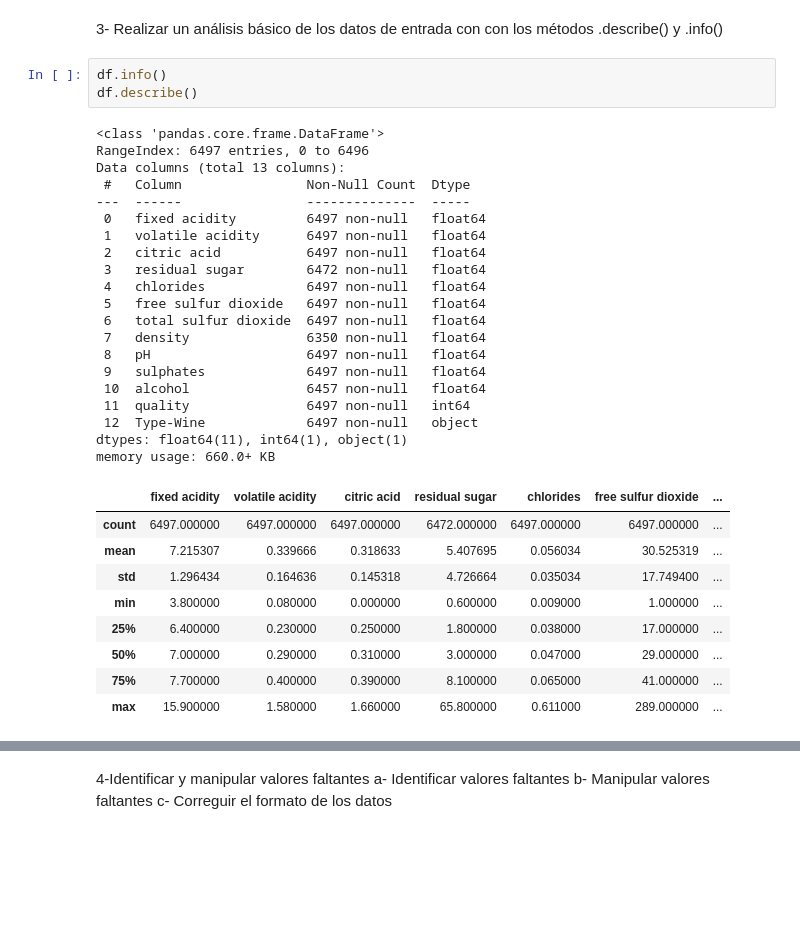
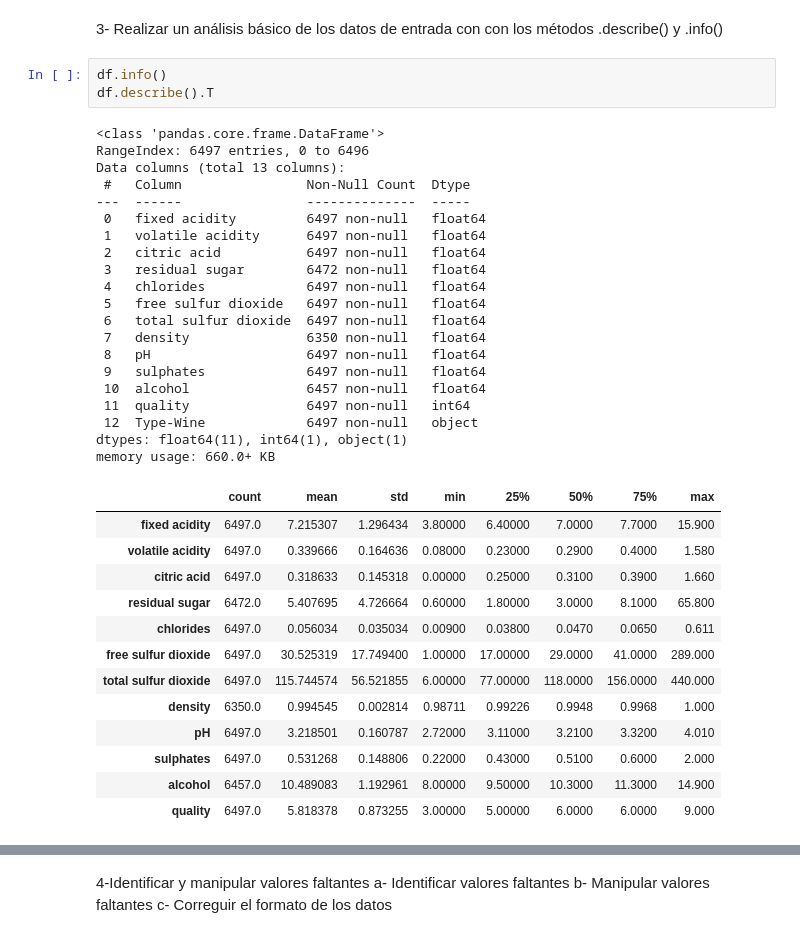
Before and after one commit to cfierrom/Tarea-2-Taller-de-Python-para-Ciencias-de-Datos, a Jupyter notebook: Tarea 2-checkpoint.ipynb, the cells around one changed output, grey strips where cells are left out. Cells and saved outputs as stored; diff of their text form; blank space fills up the shorter version.

```diff
--- a/Tarea 2-checkpoint.ipynb
+++ b/Tarea 2-checkpoint.ipynb
@@ -51,34 +57,38 @@ df
 .info()
 # %%
 df.info()
-df.describe()
+df.describe().T
 # %% [output]
 <class 'pandas.core.frame.DataFrame'>
 RangeIndex: 6497 entries, 0 to 6496
 Data columns (total 13 columns):
  #   Column                Non-Null Count  Dtype
 ---  ------                --------------  -----
  0   fixed acidity         6497 non-null   float64
  1   volatile acidity      6497 non-null   float64
  2   citric acid           6497 non-null   float64
  3   residual sugar        6472 non-null   float64
  4   chlorides             6497 non-null   float64
  5   free sulfur dioxide   6497 non-null   float64
  6   total sulfur dioxide  6497 non-null   float64
  7   density               6350 non-null   float64
  8   pH                    6497 non-null   float64
  9   sulphates             6497 non-null   float64
  10  alcohol               6457 non-null   float64
  11  quality               6497 non-null   int64
  12  Type-Wine             6497 non-null   object
 dtypes: float64(11), int64(1), object(1)
 memory usage: 660.0+ KB
-|  | fixed acidity | volatile acidity | citric acid | residual sugar | chlorides | free sulfur dioxide | ... |
-| count | 6497.000000 | 6497.000000 | 6497.000000 | 6472.000000 | 6497.000000 | 6497.000000 | ... |
-| mean | 7.215307 | 0.339666 | 0.318633 | 5.407695 | 0.056034 | 30.525319 | ... |
-| std | 1.296434 | 0.164636 | 0.145318 | 4.726664 | 0.035034 | 17.749400 | ... |
-| min | 3.800000 | 0.080000 | 0.000000 | 0.600000 | 0.009000 | 1.000000 | ... |
-| 25% | 6.400000 | 0.230000 | 0.250000 | 1.800000 | 0.038000 | 17.000000 | ... |
-| 50% | 7.000000 | 0.290000 | 0.310000 | 3.000000 | 0.047000 | 29.000000 | ... |
-| 75% | 7.700000 | 0.400000 | 0.390000 | 8.100000 | 0.065000 | 41.000000 | ... |
-| max | 15.900000 | 1.580000 | 1.660000 | 65.800000 | 0.611000 | 289.000000 | ... |
+|  | count | mean | std | min | 25% | 50% | 75% | max |
+| fixed acidity | 6497.0 | 7.215307 | 1.296434 | 3.80000 | 6.40000 | 7.0000 | 7.7000 | 15.900 |
+| volatile acidity | 6497.0 | 0.339666 | 0.164636 | 0.08000 | 0.23000 | 0.2900 | 0.4000 | 1.580 |
+| citric acid | 6497.0 | 0.318633 | 0.145318 | 0.00000 | 0.25000 | 0.3100 | 0.3900 | 1.660 |
+| residual sugar | 6472.0 | 5.407695 | 4.726664 | 0.60000 | 1.80000 | 3.0000 | 8.1000 | 65.800 |
+| chlorides | 6497.0 | 0.056034 | 0.035034 | 0.00900 | 0.03800 | 0.0470 | 0.0650 | 0.611 |
+| free sulfur dioxide | 6497.0 | 30.525319 | 17.749400 | 1.00000 | 17.00000 | 29.0000 | 41.0000 | 289.000 |
+| total sulfur dioxide | 6497.0 | 115.744574 | 56.521855 | 6.00000 | 77.00000 | 118.0000 | 156.0000 | 440.000 |
+| density | 6350.0 | 0.994545 | 0.002814 | 0.98711 | 0.99226 | 0.9948 | 0.9968 | 1.000 |
+| pH | 6497.0 | 3.218501 | 0.160787 | 2.72000 | 3.11000 | 3.2100 | 3.3200 | 4.010 |
+| sulphates | 6497.0 | 0.531268 | 0.148806 | 0.22000 | 0.43000 | 0.5100 | 0.6000 | 2.000 |
+| alcohol | 6457.0 | 10.489083 | 1.192961 | 8.00000 | 9.50000 | 10.3000 | 11.3000 | 14.900 |
+| quality | 6497.0 | 5.818378 | 0.873255 | 3.00000 | 5.00000 | 6.0000 | 6.0000 | 9.000 |
```
Also changed, not shown: parts of 23 cells of this notebook.
